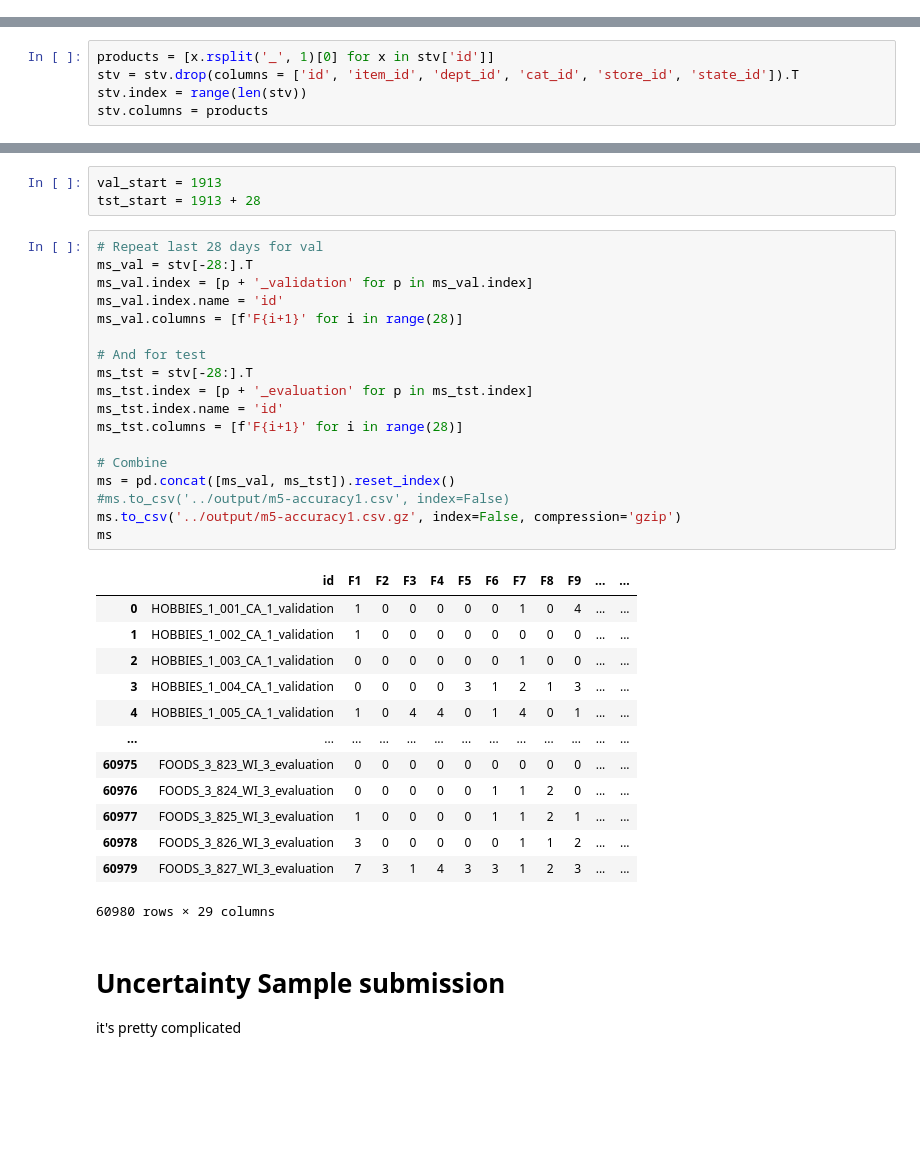
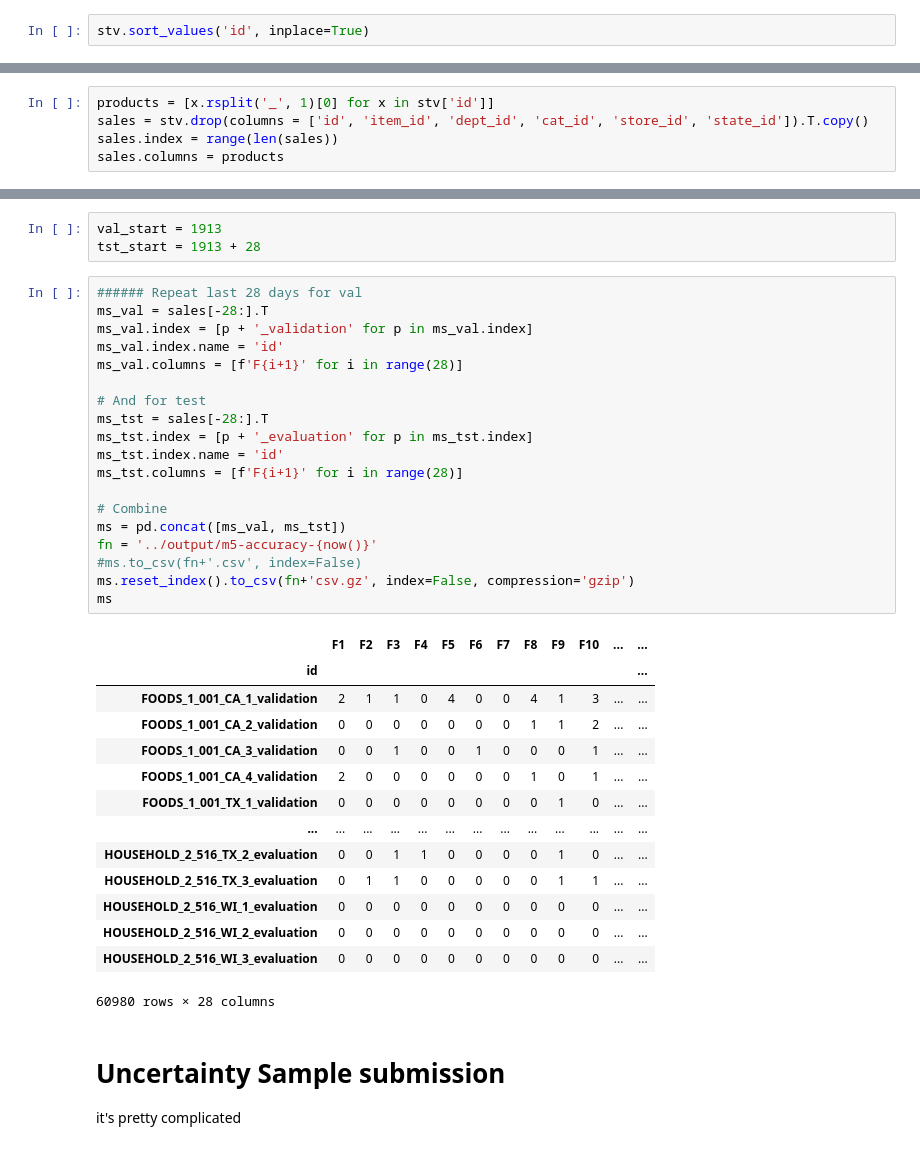
Before and after one commit to ndaniyar/m5, a Jupyter notebook: data_preparation.ipynb, the cells around one changed output, grey strips where cells are left out. Cells and saved outputs as stored; diff of their text form; blank space fills up the shorter version.

```diff
--- a/data_preparation.ipynb
+++ b/data_preparation.ipynb
@@ -14,6 +19,8 @@ sellp = pd.read_csv(inputdir+'sell_prices.csv')
 datadir = '../data/m5-forecasting/' # to save 'clean' data
 # %% [markdown]
 # Sales
+# %%
+stv.sort_values('id', inplace=True)
 # %%
 stv
 # %% [output]
@@ -33,5 +40,5 @@ stv
 # %%
 products = [x.rsplit('_', 1)[0] for x in stv['id']]
-stv = stv.drop(columns = ['id', 'item_id', 'dept_id', 'cat_id', 'store_id', 'state_id']).T
-stv.index = range(len(stv))
-stv.columns = products
+sales = stv.drop(columns = ['id', 'item_id', 'dept_id', 'cat_id', 'store_id', 'state_id']).T.copy()
+sales.index = range(len(sales))
+sales.columns = products
@@ -225,37 +281,39 @@ set([len(p.split('_')) for p in ss['id']])
 val_start = 1913
 tst_start = 1913 + 28
 # %%
-# Repeat last 28 days for val
-ms_val = stv[-28:].T
+###### Repeat last 28 days for val
+ms_val = sales[-28:].T
 ms_val.index = [p + '_validation' for p in ms_val.index]
 ms_val.index.name = 'id'
 ms_val.columns = [f'F{i+1}' for i in range(28)]
 
 # And for test
-ms_tst = stv[-28:].T
+ms_tst = sales[-28:].T
 ms_tst.index = [p + '_evaluation' for p in ms_tst.index]
 ms_tst.index.name = 'id'
 ms_tst.columns = [f'F{i+1}' for i in range(28)]
 
 # Combine
-ms = pd.concat([ms_val, ms_tst]).reset_index()
-#ms.to_csv('../output/m5-accuracy1.csv', index=False)
-ms.to_csv('../output/m5-accuracy1.csv.gz', index=False, compression='gzip')
+ms = pd.concat([ms_val, ms_tst])
+fn = '../output/m5-accuracy-{now()}'
+#ms.to_csv(fn+'.csv', index=False)
+ms.reset_index().to_csv(fn+'csv.gz', index=False, compression='gzip')
 ms
 # %% [output]
-|  | id | F1 | F2 | F3 | F4 | F5 | F6 | F7 | F8 | F9 | ... | ... |
-| 0 | HOBBIES_1_001_CA_1_validation | 1 | 0 | 0 | 0 | 0 | 0 | 1 | 0 | 4 | ... | ... |
-| 1 | HOBBIES_1_002_CA_1_validation | 1 | 0 | 0 | 0 | 0 | 0 | 0 | 0 | 0 | ... | ... |
-| 2 | HOBBIES_1_003_CA_1_validation | 0 | 0 | 0 | 0 | 0 | 0 | 1 | 0 | 0 | ... | ... |
-| 3 | HOBBIES_1_004_CA_1_validation | 0 | 0 | 0 | 0 | 3 | 1 | 2 | 1 | 3 | ... | ... |
-| 4 | HOBBIES_1_005_CA_1_validation | 1 | 0 | 4 | 4 | 0 | 1 | 4 | 0 | 1 | ... | ... |
+|  | F1 | F2 | F3 | F4 | F5 | F6 | F7 | F8 | F9 | F10 | ... | ... |
+| id |  |  |  |  |  |  |  |  |  |  |  | ... |
+| FOODS_1_001_CA_1_validation | 2 | 1 | 1 | 0 | 4 | 0 | 0 | 4 | 1 | 3 | ... | ... |
+| FOODS_1_001_CA_2_validation | 0 | 0 | 0 | 0 | 0 | 0 | 0 | 1 | 1 | 2 | ... | ... |
+| FOODS_1_001_CA_3_validation | 0 | 0 | 1 | 0 | 0 | 1 | 0 | 0 | 0 | 1 | ... | ... |
+| FOODS_1_001_CA_4_validation | 2 | 0 | 0 | 0 | 0 | 0 | 0 | 1 | 0 | 1 | ... | ... |
+| FOODS_1_001_TX_1_validation | 0 | 0 | 0 | 0 | 0 | 0 | 0 | 0 | 1 | 0 | ... | ... |
 | ... | ... | ... | ... | ... | ... | ... | ... | ... | ... | ... | ... | ... |
-| 60975 | FOODS_3_823_WI_3_evaluation | 0 | 0 | 0 | 0 | 0 | 0 | 0 | 0 | 0 | ... | ... |
-| 60976 | FOODS_3_824_WI_3_evaluation | 0 | 0 | 0 | 0 | 0 | 1 | 1 | 2 | 0 | ... | ... |
-| 60977 | FOODS_3_825_WI_3_evaluation | 1 | 0 | 0 | 0 | 0 | 1 | 1 | 2 | 1 | ... | ... |
-| 60978 | FOODS_3_826_WI_3_evaluation | 3 | 0 | 0 | 0 | 0 | 0 | 1 | 1 | 2 | ... | ... |
-| 60979 | FOODS_3_827_WI_3_evaluation | 7 | 3 | 1 | 4 | 3 | 3 | 1 | 2 | 3 | ... | ... |
+| HOUSEHOLD_2_516_TX_2_evaluation | 0 | 0 | 1 | 1 | 0 | 0 | 0 | 0 | 1 | 0 | ... | ... |
+| HOUSEHOLD_2_516_TX_3_evaluation | 0 | 1 | 1 | 0 | 0 | 0 | 0 | 0 | 1 | 1 | ... | ... |
+| HOUSEHOLD_2_516_WI_1_evaluation | 0 | 0 | 0 | 0 | 0 | 0 | 0 | 0 | 0 | 0 | ... | ... |
+| HOUSEHOLD_2_516_WI_2_evaluation | 0 | 0 | 0 | 0 | 0 | 0 | 0 | 0 | 0 | 0 | ... | ... |
+| HOUSEHOLD_2_516_WI_3_evaluation | 0 | 0 | 0 | 0 | 0 | 0 | 0 | 0 | 0 | 0 | ... | ... |
-60980 rows × 29 columns
+60980 rows × 28 columns
 # %% [markdown]
 # Uncertainty Sample submission
 it's pretty complicated
```
Also changed, not shown: parts of 23 cells of this notebook.
